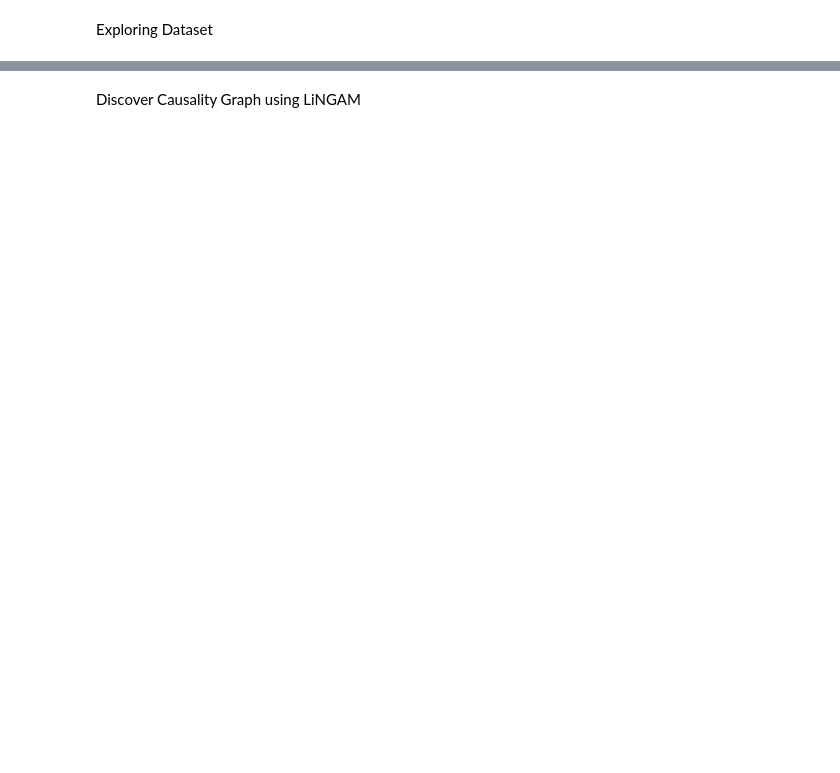
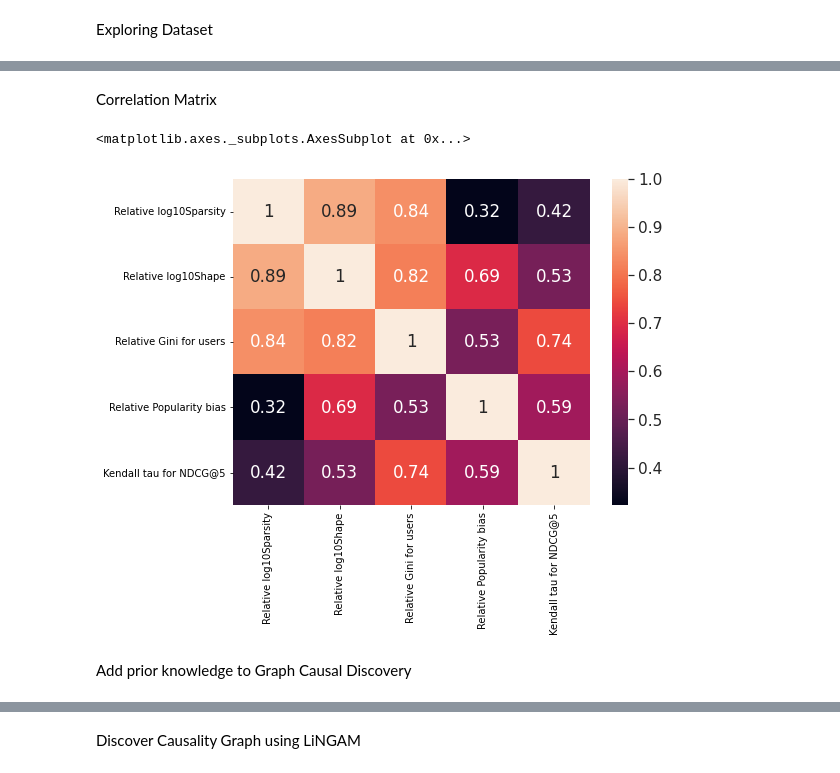
Before and after one commit to GianvitoC/Causal_Fairness, a Jupyter notebook: CausalDiscoveryRecSys.ipynb, the cells around one changed output, grey strips where cells are left out. Drawn from its saved outputs; the diff is of its cells as text; code cells hidden in the pictures; blank space fills up the shorter version.

```diff
--- a/CausalDiscoveryRecSys.ipynb
+++ b/CausalDiscoveryRecSys.ipynb
@@ -204,0 +204,17 @@ plt.savefig('/drive/My Drive/Colab Notebooks/dataset.png')
+# %%
+df.drop([
+    'Relative Gini for items'
+         ], axis=1, inplace=True)
+# %% [markdown]
+Correlation Matrix
+# %%
+corrMatrix = df.corr(method='pearson')
+fig, ax = plt.subplots()
+fig.set_size_inches(8, 6)
+sns.set(font_scale=1.4)
+sns.heatmap(corrMatrix, annot=True)
+# %% [output]
+<matplotlib.axes._subplots.AxesSubplot at 0x...>
+[figure, added]
+# %% [markdown]
+Add prior knowledge to Graph Causal Discovery
```
Also changed, not shown: parts of 23 cells of this notebook.
